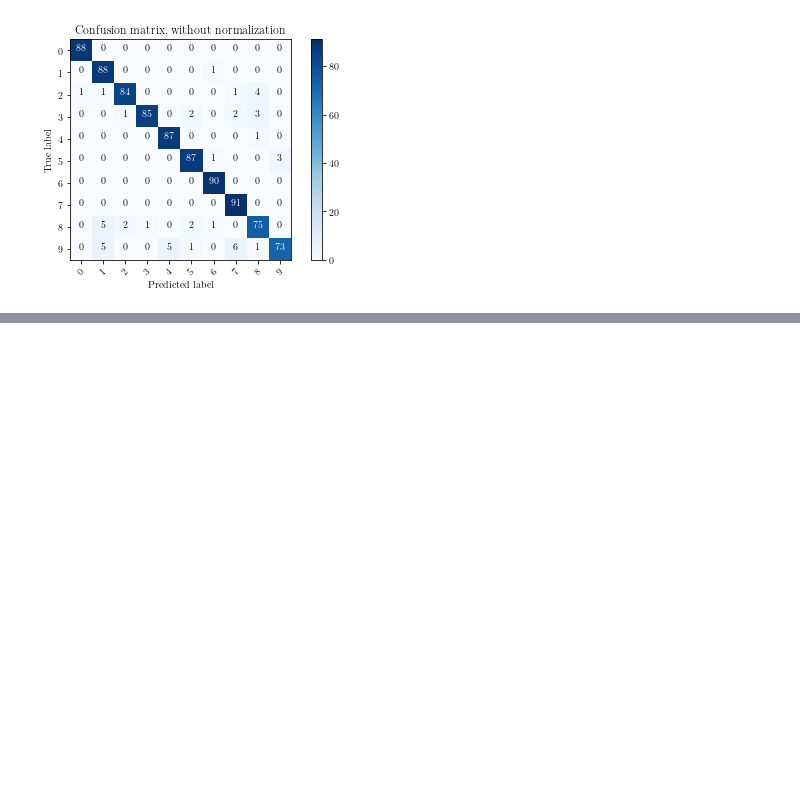
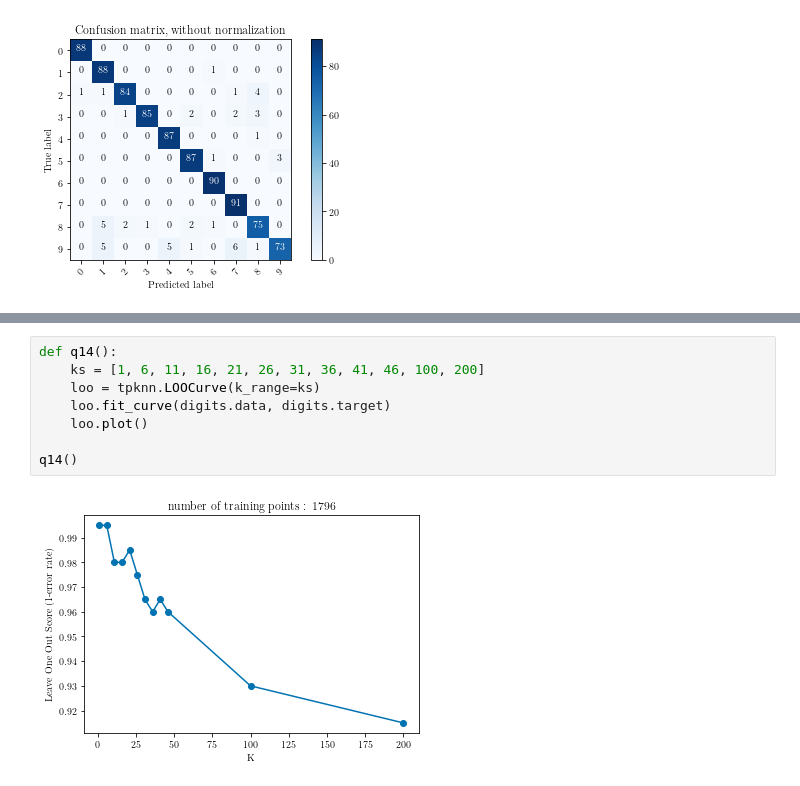
Before and after one commit to tbinetruy/Telecom-MDI-343, a Jupyter notebook: TP2/TP2.ipynb, the cells around one changed output, grey strips where cells are left out. Drawn from its saved outputs; the diff is of its cells as text; blank space fills up the shorter version.

```diff
--- a/TP2/TP2.ipynb
+++ b/TP2/TP2.ipynb
@@ -522,0 +529,10 @@ Confusion matrix, without normalization
+# %%
+def q14():
+    ks = [1, 6, 11, 16, 21, 26, 31, 36, 41, 46, 100, 200]
+    loo = tpknn.LOOCurve(k_range=ks)
+    loo.fit_curve(digits.data, digits.target)
+    loo.plot()
+
+q14()
+# %% [output]
+[figure, added]
```
Also changed, not shown: parts of 6 cells of this notebook.
